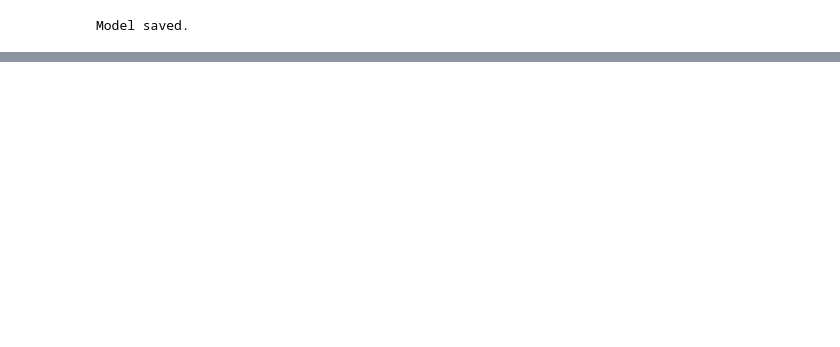
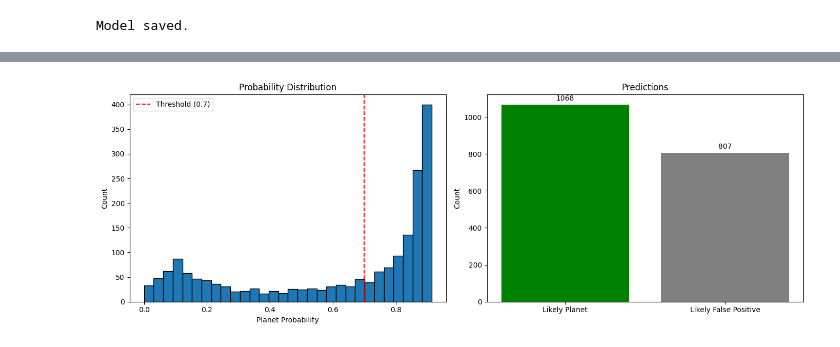
Before and after one commit to MikeMurgia/AIExoplanetFinder, a Jupyter notebook: notebooks/data_exploration.ipynb, the cells around one changed output, grey strips where cells are left out. Saved outputs shown, nothing was run; the diff lists cells and outputs as text; code cells hidden in the pictures; blank space fills up the shorter version.

Commit message:
Two new models as well as results and comparison to NASA data

```diff
--- a/notebooks/data_exploration.ipynb
+++ b/notebooks/data_exploration.ipynb
@@ -565,0 +1076,18 @@ Model saved.
+# %%
+# Prepare features
+X_candidates = df_candidates[feature_cols].values
+X_candidates_scaled = scaler.transform(X_candidates)
+X_tensor = torch.tensor(X_candidates_scaled, dtype=torch.float32)
+
+# Predict
+model_v3.eval()
+with torch.no_grad():
+    probabilities = model_v3(X_tensor).numpy()
+
+# Add predictions to dataframe
+df_candidates['planet_probability'] = probabilities
+df_candidates['prediction'] = (probabilities > 0.7).astype(int)
+df_candidates['prediction_label'] = df_candidates['prediction'].map({1: 'Likely Planet', 0: 'Likely False Positive'})
+
+print(f"\nPredictions:")
+print(df_candidates['prediction_label'].value_counts())
@@ -565,0 +1146,23 @@ Model saved.
+# %%
+fig, axes = plt.subplots(1, 2, figsize=(14, 5))
+
+# Distribution of probabilities
+axes[0].hist(df_candidates['planet_probability'], bins=30, edgecolor='black')
+axes[0].axvline(x=0.7, color='red', linestyle='--', label='Threshold (0.7)')
+axes[0].set_xlabel('Planet Probability')
+axes[0].set_ylabel('Count')
+axes[0].set_title('Probability Distribution')
+axes[0].legend()
+
+# Prediction counts
+counts = df_candidates['prediction_label'].value_counts()
+axes[1].bar(counts.index, counts.values, color=['green', 'gray'])
+axes[1].set_ylabel('Count')
+axes[1].set_title('Predictions')
+for i, v in enumerate(counts.values):
+    axes[1].text(i, v + 20, str(v), ha='center')
+
+plt.tight_layout()
+plt.show()
+# %% [output]
+[figure, added]
```
Also changed, not shown: parts of 39 cells of this notebook, 7 other files.
